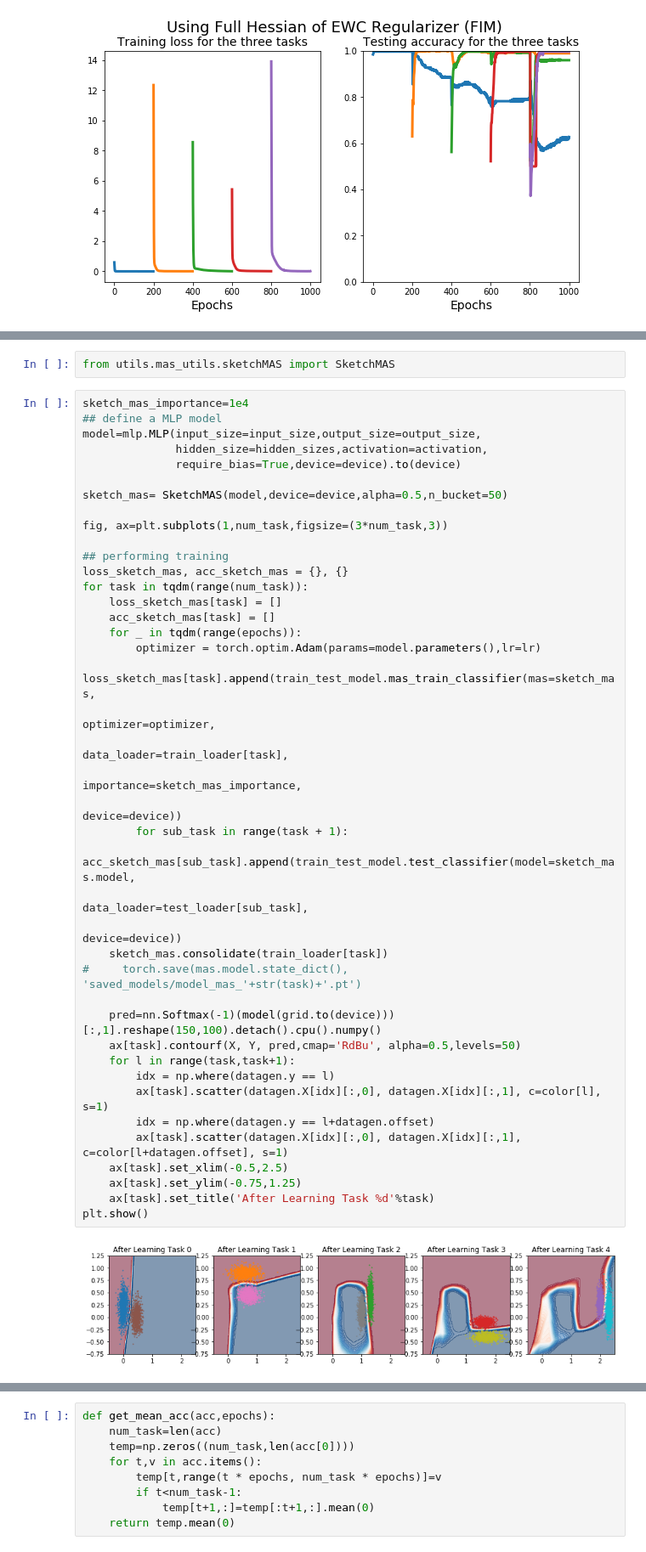
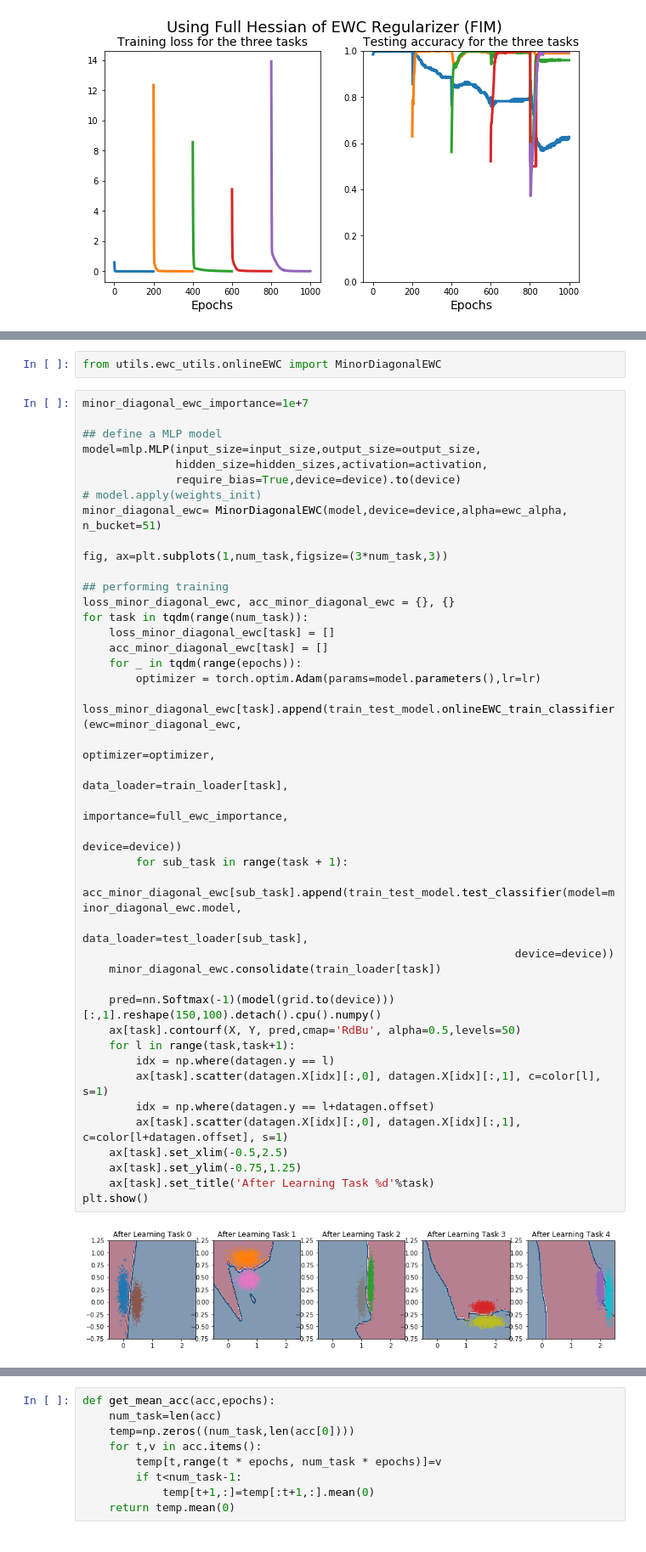
Before and after one commit to lihr04/corel2m, a Jupyter notebook: quad_sequential_lines_scp.ipynb, the cells around one changed output, grey strips where cells are left out. Shown at 85% size. Saved outputs shown, nothing was run; the diff lists cells and outputs as text.

```diff
--- a/quad_sequential_lines.ipynb
+++ b/quad_sequential_lines_scp.ipynb
@@ -409,47 +408,47 @@ Text(0.5, 0.98, 'Using MAS Regularizer')
 # %%
-from utils.mas_utils.sketchMAS import SketchMAS
+from utils.ewc_utils.onlineEWC import MinorDiagonalEWC
 # %%
-sketch_mas_importance=1e4
+minor_diagonal_ewc_importance=1e+7
+
 ## define a MLP model
 model=mlp.MLP(input_size=input_size,output_size=output_size,
               hidden_size=hidden_sizes,activation=activation,
               require_bias=True,device=device).to(device)
-
-sketch_mas= SketchMAS(model,device=device,alpha=0.5,n_bucket=50)
+# model.apply(weights_init)
+minor_diagonal_ewc= MinorDiagonalEWC(model,device=device,alpha=ewc_alpha, n_bucket=51)
 
 fig, ax=plt.subplots(1,num_task,figsize=(3*num_task,3))
 
 ## performing training
-loss_sketch_mas, acc_sketch_mas = {}, {}
+loss_minor_diagonal_ewc, acc_minor_diagonal_ewc = {}, {}
 for task in tqdm(range(num_task)):
-    loss_sketch_mas[task] = []
-    acc_sketch_mas[task] = []
+    loss_minor_diagonal_ewc[task] = []
+    acc_minor_diagonal_ewc[task] = []
     for _ in tqdm(range(epochs)):
         optimizer = torch.optim.Adam(params=model.parameters(),lr=lr)
-        loss_sketch_mas[task].append(train_test_model.mas_train_classifier(mas=sketch_mas,
-                                                                    optimizer=optimizer,
-                                                                    data_loader=train_loader[task],
-                                                                    importance=sketch_mas_importance,
-                                                                    device=device))
+        loss_minor_diagonal_ewc[task].append(train_test_model.onlineEWC_train_classifier(ewc=minor_diagonal_ewc,
+                                                                      optimizer=optimizer,
+                                                                      data_loader=train_loader[task],
+                                                                      importance=full_ewc_importance,
+                                                                      device=device))
         for sub_task in range(task + 1):
-            acc_sketch_mas[sub_task].append(train_test_model.test_classifier(model=sketch_mas.model,
-                                                                    data_loader=test_loader[sub_task],
-                                                                     device=device))
-    sketch_mas.consolidate(train_loader[task])
-#     torch.save(mas.model.state_dict(), 'saved_models/model_mas_'+str(task)+'.pt')
+            acc_minor_diagonal_ewc[sub_task].append(train_test_model.test_classifier(model=minor_diagonal_ewc.model,
+                                                                 data_loader=test_loader[sub_task],
+                                                                 device=device))
+    minor_diagonal_ewc.consolidate(train_loader[task])
 
     pred=nn.Softmax(-1)(model(grid.to(device)))[:,1].reshape(150,100).detach().cpu().numpy()
     ax[task].contourf(X, Y, pred,cmap='RdBu', alpha=0.5,levels=50)
     for l in range(task,task+1):
         idx = np.where(datagen.y == l)
         ax[task].scatter(datagen.X[idx][:,0], datagen.X[idx][:,1], c=color[l], s=1)
         idx = np.where(datagen.y == l+datagen.offset)
         ax[task].scatter(datagen.X[idx][:,0], datagen.X[idx][:,1], c=color[l+datagen.offset], s=1)
     ax[task].set_xlim(-0.5,2.5)
     ax[task].set_ylim(-0.75,1.25)
     ax[task].set_title('After Learning Task %d'%task)
 plt.show()
 # %% [output]
-[figure, old version]
+[figure, new version]
 # %%
 fig, ax=plt.subplots(1,2,figsize=(10,5))
```
Also changed, not shown: parts of 17 cells of this notebook, 11 other files.
